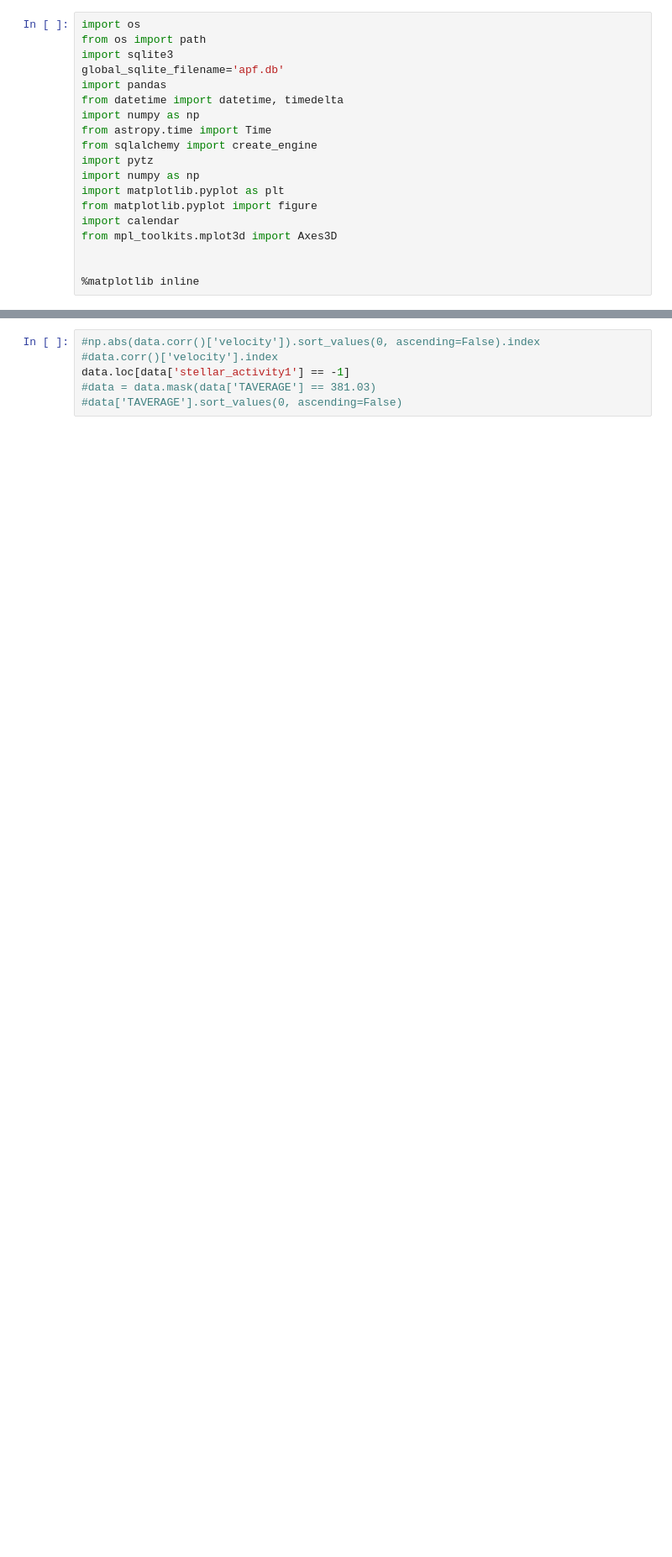
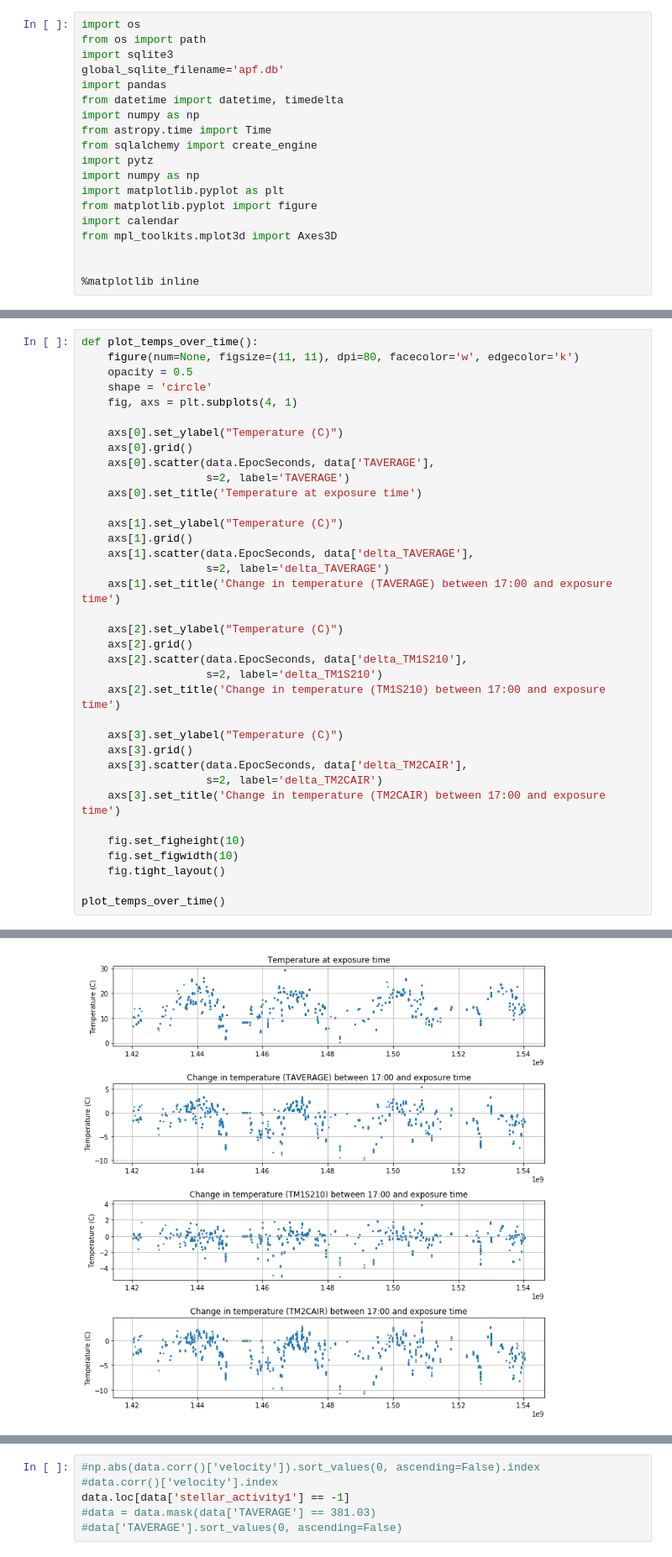
Before and after one commit to adeich/APF_telescope_behavior_study, a Jupyter notebook: basic_glance_at_data .ipynb, the cells around one changed output, grey strips where cells are left out. Shown at 84% size. Cells and saved outputs as stored; diff of their text form; blank space fills up the shorter version.

```diff
--- a/basic_glance_at_data .ipynb
+++ b/basic_glance_at_data .ipynb
@@ -119,0 +130,37 @@ fig.tight_layout()
+# %%
+def plot_temps_over_time():
+    figure(num=None, figsize=(11, 11), dpi=80, facecolor='w', edgecolor='k')
+    opacity = 0.5
+    shape = 'circle'
+    fig, axs = plt.subplots(4, 1)
+
+    axs[0].set_ylabel("Temperature (C)")
+    axs[0].grid()
+    axs[0].scatter(data.EpocSeconds, data['TAVERAGE'],
+                   s=2, label='TAVERAGE')
+    axs[0].set_title('Temperature at exposure time')
+
+    axs[1].set_ylabel("Temperature (C)")
+    axs[1].grid()
+    axs[1].scatter(data.EpocSeconds, data['delta_TAVERAGE'],
+                   s=2, label='delta_TAVERAGE')
+    axs[1].set_title('Change in temperature (TAVERAGE) between 17:00 and exposure time')
+
+    axs[2].set_ylabel("Temperature (C)")
+    axs[2].grid()
+    axs[2].scatter(data.EpocSeconds, data['delta_TM1S210'],
+                   s=2, label='delta_TM1S210')
+    axs[2].set_title('Change in temperature (TM1S210) between 17:00 and exposure time')
+
+    axs[3].set_ylabel("Temperature (C)")
+    axs[3].grid()
+    axs[3].scatter(data.EpocSeconds, data['delta_TM2CAIR'],
+                   s=2, label='delta_TM2CAIR')
+    axs[3].set_title('Change in temperature (TM2CAIR) between 17:00 and exposure time')
+
+    fig.set_figheight(10)
+    fig.set_figwidth(10)
+    fig.tight_layout()
+
+plot_temps_over_time()
+# %% [output]
@@ -120,3 +168,4 @@ fig.tight_layout()
+[figure, added]
 # %%
 def make_3d_histogram(bins, starID, starcolor):
     fig = plt.figure()
```
Also changed, not shown: parts of 6 cells of this notebook, 2 other files.
